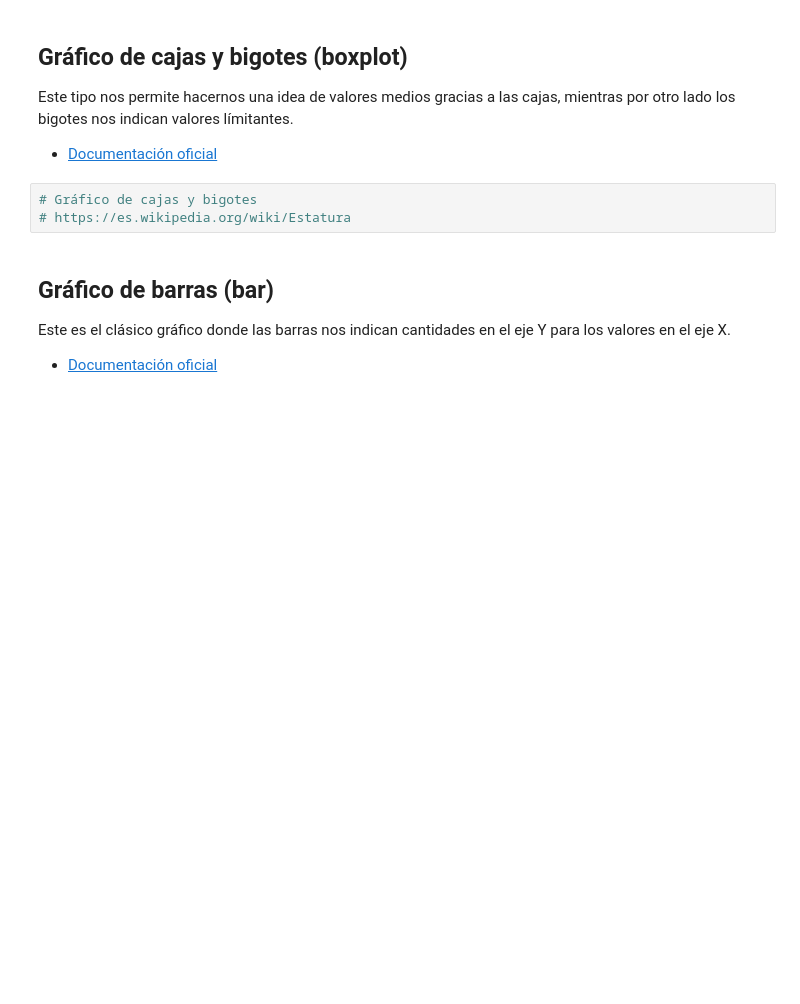
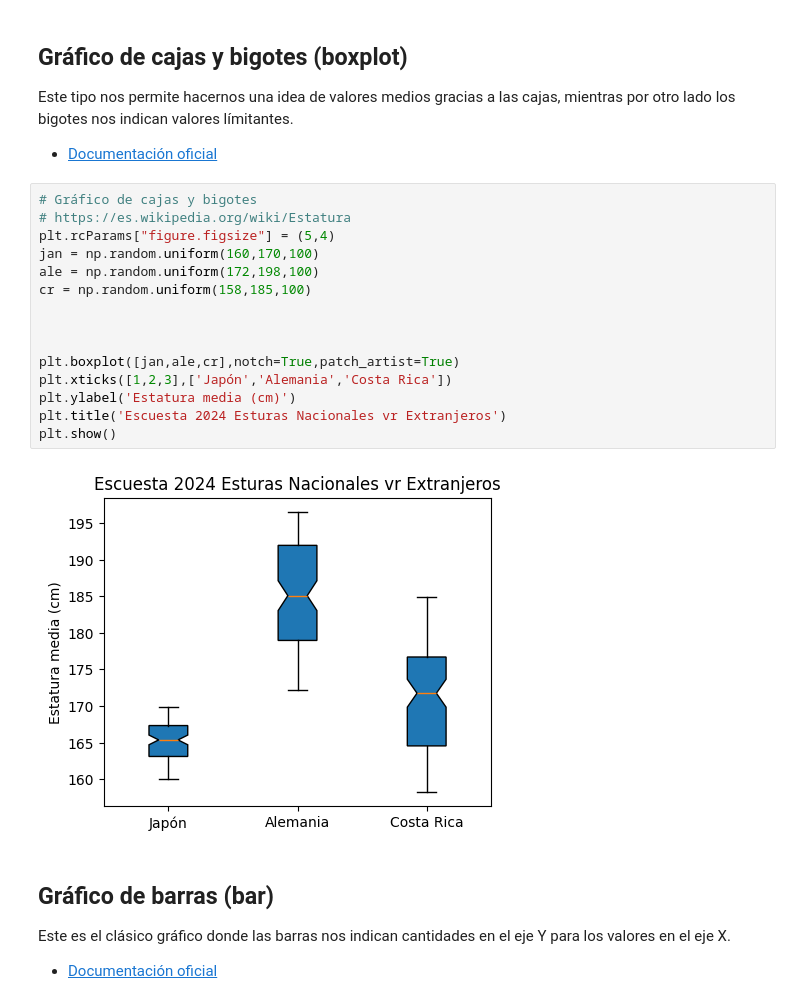
Before and after one commit to lauragonzalezmoran/phyton_basico_ICAI, a Jupyter notebook: ClassBook/10_Matplotlib/09 - Tipos de gráficos.ipynb, the cells around one changed output. Cells and saved outputs as stored; diff of their text form; blank space fills up the shorter version.

```diff
--- a/ClassBook/10_Matplotlib/09 - Tipos de gráficos.ipynb
+++ b/ClassBook/10_Matplotlib/09 - Tipos de gráficos.ipynb
@@ -40,6 +73,20 @@ Este tipo nos permite hacernos una idea de valores medios gracias a las cajas, m
 # %%
 # Gráfico de cajas y bigotes
 # https://es.wikipedia.org/wiki/Estatura
+plt.rcParams["figure.figsize"] = (5,4)
+jan = np.random.uniform(160,170,100)
+ale = np.random.uniform(172,198,100)
+cr = np.random.uniform(158,185,100)
+
+
+
+plt.boxplot([jan,ale,cr],notch=True,patch_artist=True)
+plt.xticks([1,2,3],['Japón','Alemania','Costa Rica'])
+plt.ylabel('Estatura media (cm)')
+plt.title('Escuesta 2024 Esturas Nacionales vr Extranjeros')
+plt.show()
+# %% [output]
+[figure, added]
 # %% [markdown]
 ## Gráfico de barras (bar)
 
```
Also changed, not shown: parts of 4 cells of this notebook, 1 other file.
